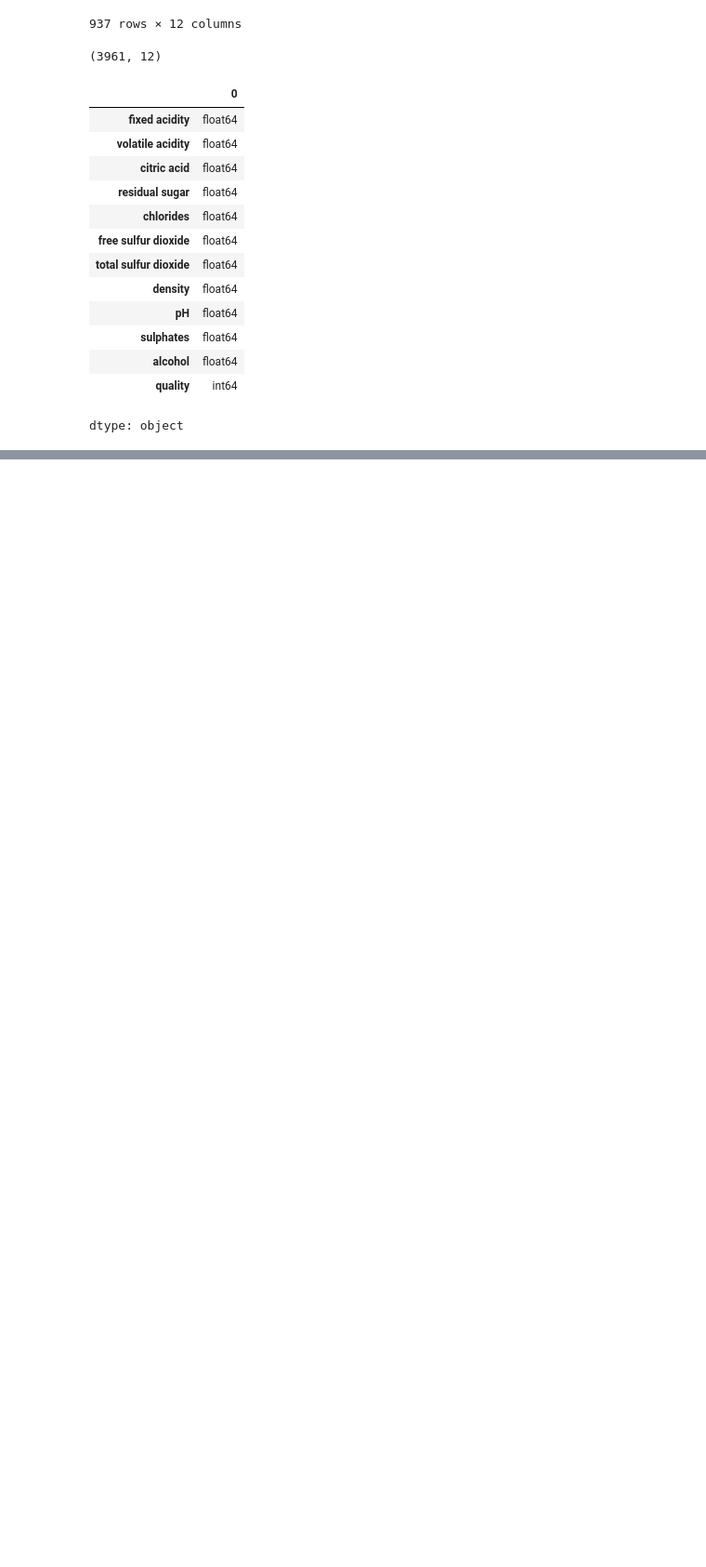
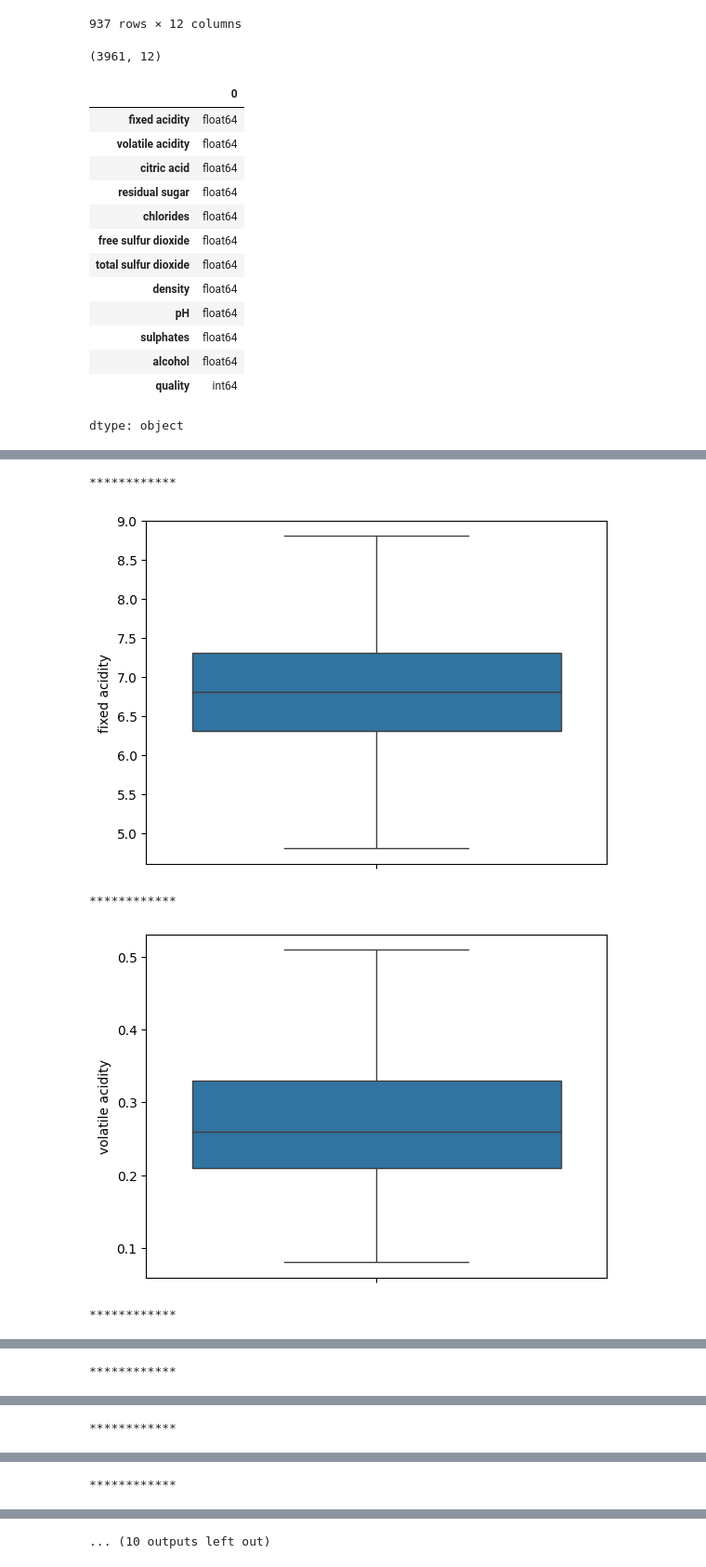
Before and after one commit to KaRtHiK-56/ExploratoryDataAnalysis-Examples, a Jupyter notebook: RedWineEDA.ipynb, the cells around one changed output, grey strips where cells are left out. Shown at 93% size. Saved outputs shown, nothing was run; the diff lists cells and outputs as text; code cells hidden in the pictures; blank space fills up the shorter version.

```diff
--- a/RedWineEDA.ipynb
+++ b/RedWineEDA.ipynb
@@ -207,0 +265,11 @@ plt.show()
+# %%
+#handling ourliers using IQR method
+for i in numeric:
+  Q1 = df[i].quantile(0.25)
+  Q3 = df[i].quantile(0.75)
+  IQR = Q3-Q1
+  upper = Q3+(1.5*IQR)
+  lower = Q1-(1.5*IQR)
+  print(f"Upper limit for {i} is:",upper)
+  print(f"Lower limit for {i} is:",lower)
+  print()
@@ -207,0 +294,38 @@ plt.show()
+# %%
+#handling outlierrs using capping method
+df.loc[df['fixed acidity']>8.8,'fixed acidity']=8.8
+df.loc[df['volatile acidity']>0.51,'volatile acidity']=0.51
+df.loc[df['citric acid']>0.57,'citric acid']=0.57
+df.loc[df['residual sugar']>19.85,'residual sugar']=19.85
+df.loc[df['chlorides']>0.07250000000000001,'chlorides']=0.07250000000000001
+df.loc[df['free sulfur dioxide']>78,'free sulfur dioxide']=78
+df.loc[df['total sulfur dioxide']>256,'total sulfur dioxide']=256
+df.loc[df['density']>1.001845,'density']=1.001845
+df.loc[df['pH']>3.59,'pH']=3.59
+df.loc[df['sulphates']>0.76,'sulphates']=0.76
+df.loc[df['alcohol']>14.25,'alcohol']=14.25
+
+df.loc[df['fixed acidity']<4.8,'fixed acidity']=4.8
+df.loc[df['volatile acidity']<0.029,'volatile acidity']=0.029
+df.loc[df['citric acid']<0.09,'citric acid']=0.09
+df.loc[df['residual sugar']<-9.35,'residual sugar']=-9.35
+df.loc[df['chlorides']<0.0125,'chlorides']=0.0125
+df.loc[df['free sulfur dioxide']<-10.0,'free sulfur dioxide']=-10.0
+df.loc[df['total sulfur dioxide']<16.0,'total sulfur dioxide']=16.0
+df.loc[df['density']< 0.9854,'density']= 0.9854
+df.loc[df['pH']<2.789,'pH']=2.789
+df.loc[df['sulphates']<0.19,'sulphates']=0.19
+df.loc[df['alcohol']<6.65,'alcohol']=6.65
+# %%
+for i in df[['fixed acidity', 'volatile acidity', 'citric acid', 'residual sugar',
+       'chlorides', 'free sulfur dioxide', 'total sulfur dioxide', 'density',
+       'pH', 'sulphates', 'alcohol']]:
+  sns.boxplot(df[i])
+  print("************")
+  plt.show()
+# %% [output]
+************
+[figure, added]
+************
+[figure, added]
+************
@@ -207,0 +333 @@ plt.show()
+************
@@ -207,0 +335 @@ plt.show()
+************
@@ -207,0 +337 @@ plt.show()
+************
@@ -207,0 +339 @@ plt.show()
+... (10 outputs left out)
```
Also changed, not shown: parts of 28 cells of this notebook.
